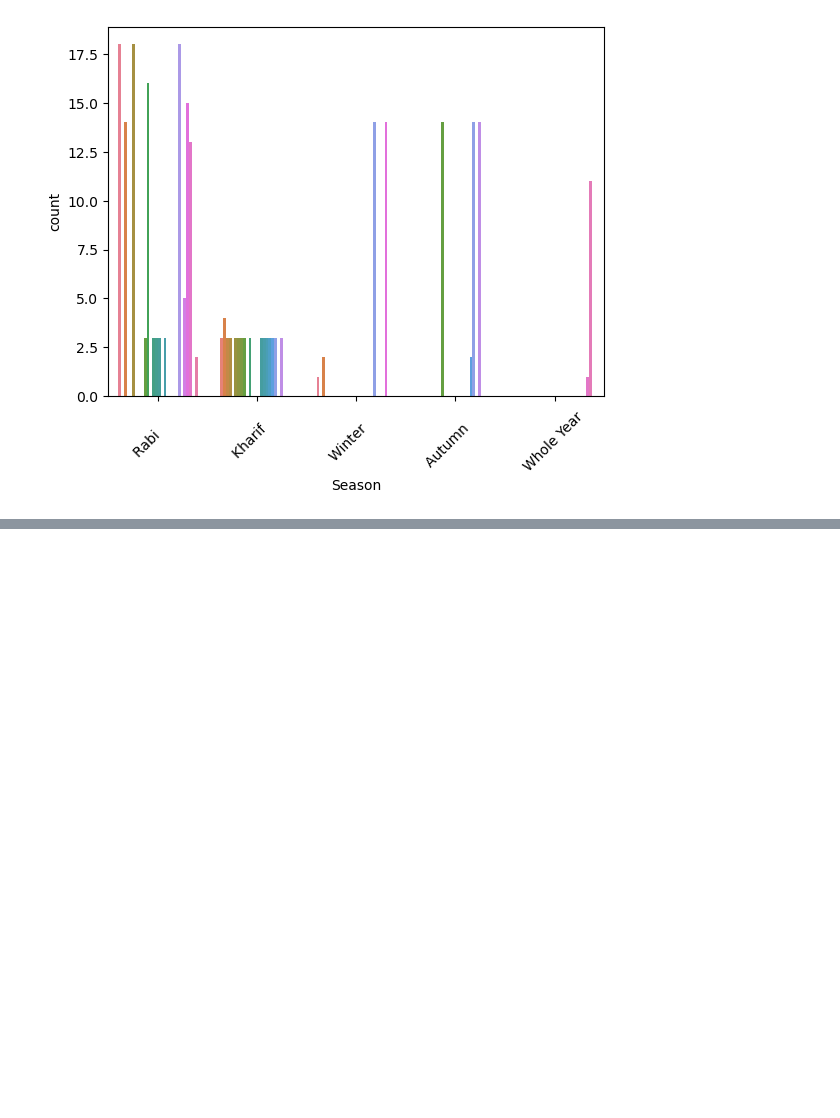
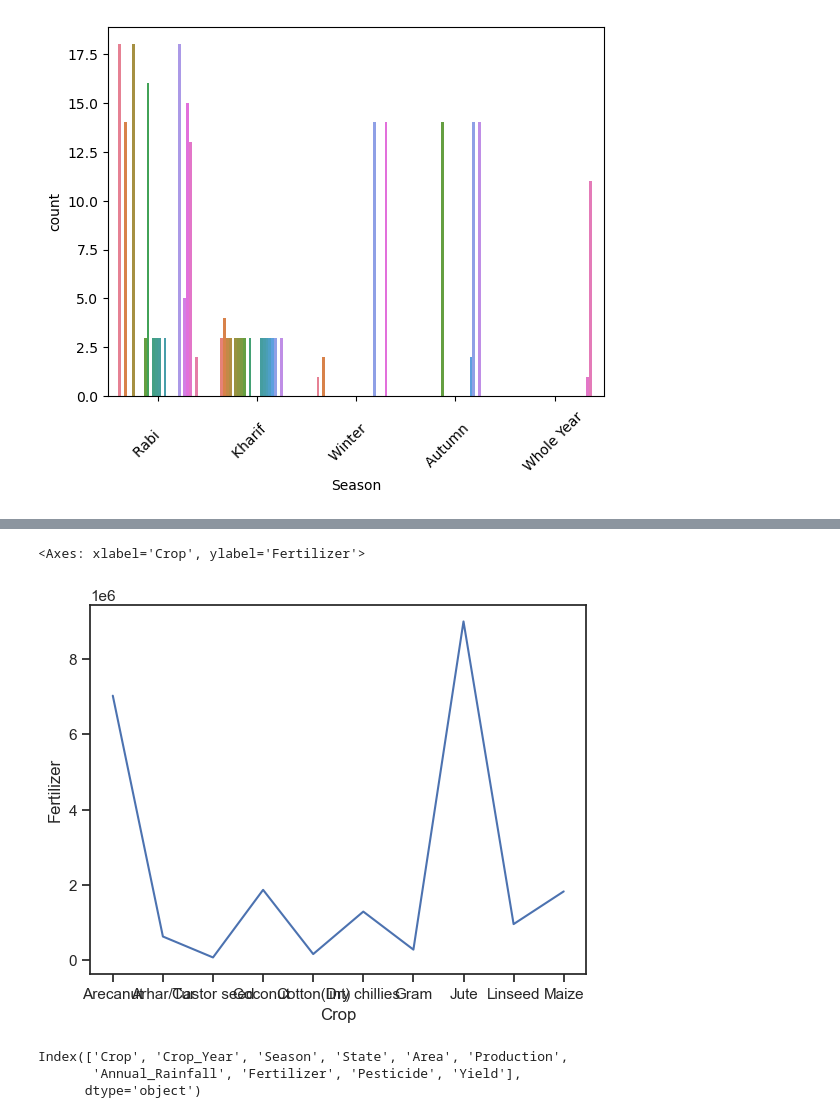
Before and after one commit to shubhamraj2604/AgriAid, a Jupyter notebook: Analysis/databystates.ipynb, the cells around one changed output, grey strips where cells are left out. Drawn from its saved outputs; the diff is of its cells as text; code cells hidden in the pictures; blank space fills up the shorter version.

Commit message:
Analysis of jharkhand_crops

```diff
--- a/Analysis/databystates.ipynb
+++ b/Analysis/databystates.ipynb
@@ -98,0 +103,3 @@ plt.show()
+# %%
+top_5 = df.head(10)
+top_5
@@ -98,0 +118,5 @@ plt.show()
+# %%
+sns.lineplot(data = top_5 , x='Crop' , y='Fertilizer')
+# %% [output]
+<Axes: xlabel='Crop', ylabel='Fertilizer'>
+[figure, added]
@@ -98,0 +125,6 @@ plt.show()
+# %%
+df.columns
+# %% [output]
+Index(['Crop', 'Crop_Year', 'Season', 'State', 'Area', 'Production',
+       'Annual_Rainfall', 'Fertilizer', 'Pesticide', 'Yield'],
+      dtype='object')
```
Also changed, not shown: parts of 17 cells of this notebook, 4 other files.
